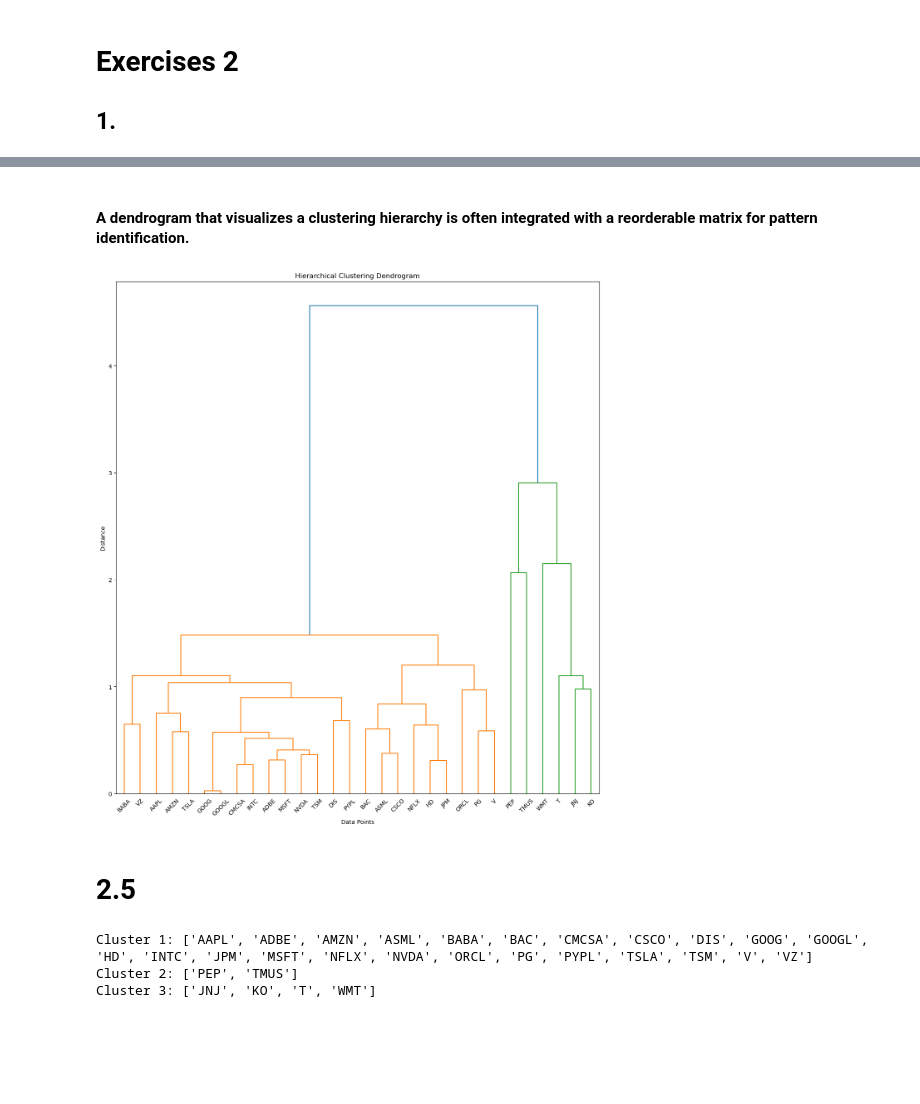
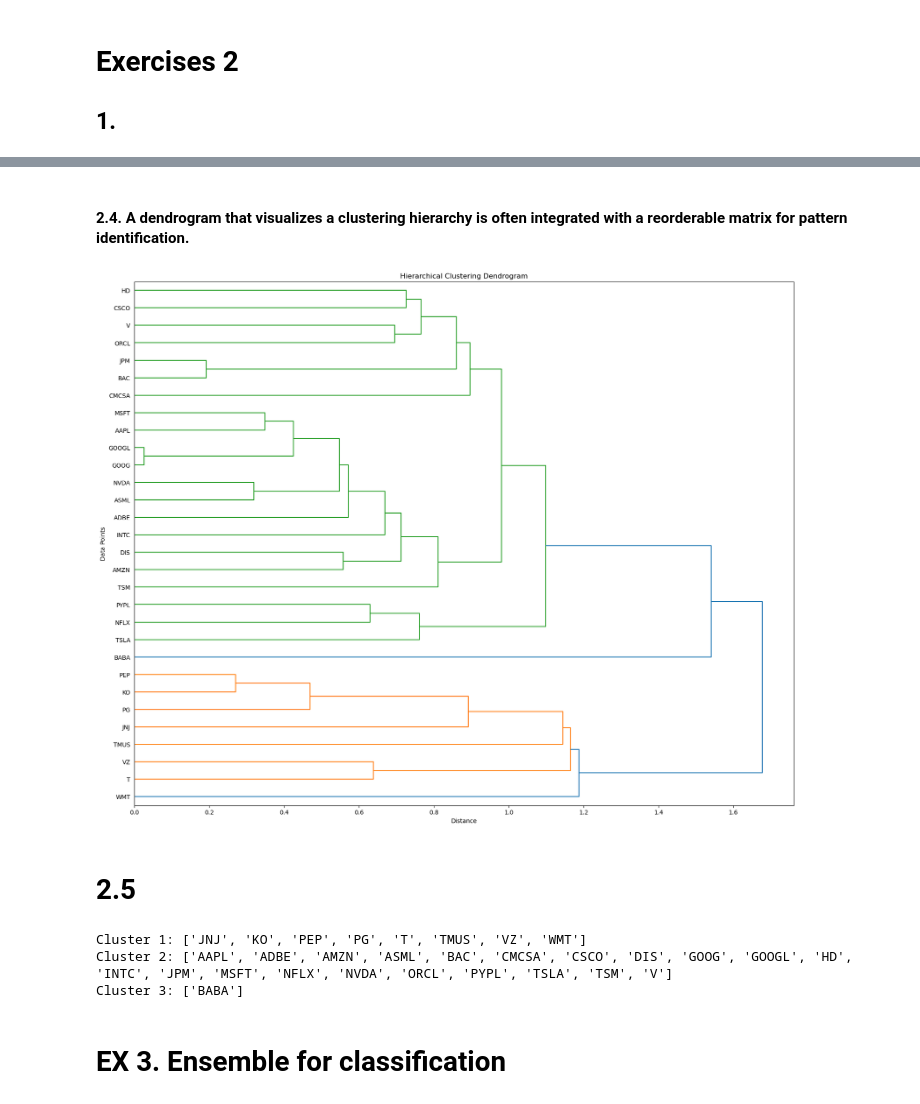
Before and after one commit to ntakirutimanapierre/The-Use-of-PCA-, a Jupyter notebook: pntakiru_DIAML_Assignment7.ipynb, the cells around one changed output, grey strips where cells are left out. Drawn from its saved outputs; the diff is of its cells as text; code cells hidden in the pictures; blank space fills up the shorter version.

```diff
--- a/pntakiru_DIAML_Assignment7.ipynb
+++ b/pntakiru_DIAML_Assignment7.ipynb
@@ -171,5 +353,5 @@ ValueError: not enough values to unpack (expected 2, got 1)
 # %% [markdown]
-#### A dendrogram that visualizes a clustering hierarchy is often integrated with a reorderable matrix for pattern identification.
+#### 2.4. A dendrogram that visualizes a clustering hierarchy is often integrated with a reorderable matrix for pattern identification.
 # %%
 
 
@@ -185,40 +367,38 @@ def create_dendrogram(data, method='average', metric='euclidean', figsize=(10, 6
     - metric: str, optional (default='euclidean')
         The distance metric to use for clustering.
     - figsize: tuple, optional (default=(10, 6))
         The size of the figure.
     - orientation: str, optional (default='top')
         The orientation of the dendrogram. It could be 'top', 'right', 'bottom', or 'left'.
     - labels: list, optional (default=None)
         The labels for the data points.
 
     Returns:
     - None
         Displays the dendrogram.
     """
     # Perform hierarchical clustering
     linkage_matrix = linkage(data, method=method, metric=metric)
 
     # Create dendrogram
     plt.figure(figsize=figsize)
     dendrogram(linkage_matrix, labels=data.index, orientation=orientation)
 
     # Set plot parameters
 
     plt.title('Hierarchical Clustering Dendrogram')
-    plt.xlabel('Data Points')
-    plt.ylabel('Distance')
+    plt.ylabel('Data Points')
+    plt.xlabel('Distance')
 
     # Show the plot
     plt.show()
     return linkage_matrix
 
-# Example usage:
-check = data.corr()
-columns = check.columns
+
 # Create dendrogram with default parameters
-linkage_matrix = create_dendrogram(check, method='average', metric='euclidean', figsize=(15, 16), orientation='top', labels=None)
+linkage_matrix = create_dendrogram(correlation_matrix, method='average', metric='euclidean', figsize=(20, 16), orientation='right', labels=None)
 # %% [output]
-[figure, old version]
+[figure, new version]
 # %% [markdown]
 # 2.5
 # %%
@@ -235,13 +415,15 @@ clusters = fcluster(linkage_matrix, num_clusters, criterion='maxclust')
 
 # Assign each stock to its respective cluster
 stocks_by_cluster = {cluster: [] for cluster in set(clusters)}
-for stock, cluster in zip(columns, clusters):
+for stock, cluster in zip(correlation_matrix.columns, clusters):
     stocks_by_cluster[cluster].append(stock)
 
 # Display the stocks in each cluster
 for cluster, stocks in stocks_by_cluster.items():
     print(f"Cluster {cluster}: {stocks}")
 # %% [output]
-Cluster 1: ['AAPL', 'ADBE', 'AMZN', 'ASML', 'BABA', 'BAC', 'CMCSA', 'CSCO', 'DIS', 'GOOG', 'GOOGL', 'HD', 'INTC', 'JPM', 'MSFT', 'NFLX', 'NVDA', 'ORCL', 'PG', 'PYPL', 'TSLA', 'TSM', 'V', 'VZ']
-Cluster 2: ['PEP', 'TMUS']
-Cluster 3: ['JNJ', 'KO', 'T', 'WMT']
+Cluster 1: ['JNJ', 'KO', 'PEP', 'PG', 'T', 'TMUS', 'VZ', 'WMT']
+Cluster 2: ['AAPL', 'ADBE', 'AMZN', 'ASML', 'BAC', 'CMCSA', 'CSCO', 'DIS', 'GOOG', 'GOOGL', 'HD', 'INTC', 'JPM', 'MSFT', 'NFLX', 'NVDA', 'ORCL', 'PYPL', 'TSLA', 'TSM', 'V']
+Cluster 3: ['BABA']
+# %% [markdown]
+# EX 3. Ensemble for classification
```
Also changed, not shown: parts of 19 cells of this notebook, 4 other files.
